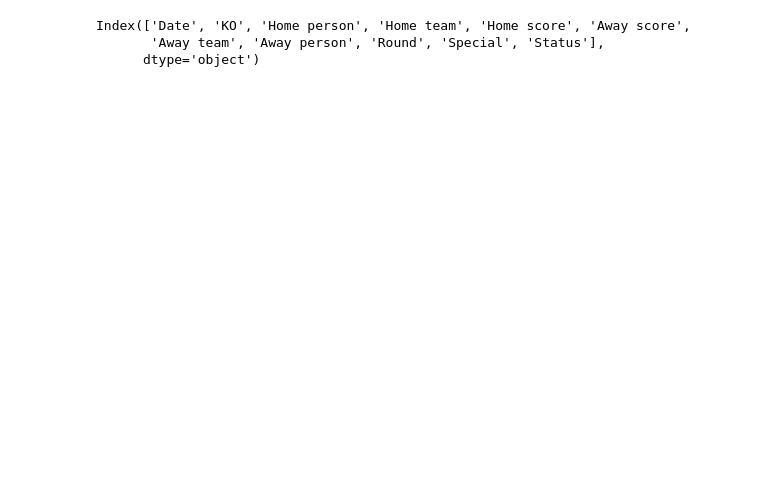
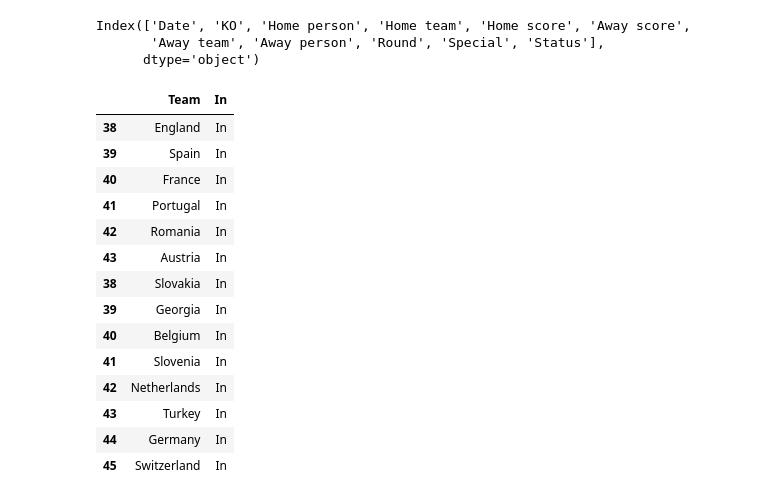
Before and after one commit to satomlins/sweepstakelads, a Jupyter notebook: do_the_code.ipynb, the cells around one changed output. Drawn from its saved outputs; the diff is of its cells as text; code cells hidden in the pictures; blank space fills up the shorter version.

```diff
--- a/do_the_code.ipynb
+++ b/do_the_code.ipynb
@@ -73,3 +73,32 @@ import pandas as pd
 # %%
 with open("assets/last_updated.txt", 'w') as the_file:
     the_file.write(str(pd.to_datetime('today').floor('s')))
+# %%
+ndf = df[['Home team','Away team', 'Status']]
+
+df2 = pd.concat([df[['Home team','Status']].rename(columns={'Home team':'Team'}),
+                 df[['Away team','Status']].rename(columns={'Away team':'Team'})])
+
+df2 = df2[df2['Status'] != 'Finished'].dropna(how='any', subset='Team').drop(columns='Status')
+
+df2['In'] = 'In'
+
+EC2024.team_table = EC2024.team_table.merge(df2, how='left').fillna('Out')
+
+df2
+# %% [output]
+|  | Team | In |
+| 38 | England | In |
+| 39 | Spain | In |
+| 40 | France | In |
+| 41 | Portugal | In |
+| 42 | Romania | In |
+| 43 | Austria | In |
+| 38 | Slovakia | In |
+| 39 | Georgia | In |
+| 40 | Belgium | In |
+| 41 | Slovenia | In |
+| 42 | Netherlands | In |
+| 43 | Turkey | In |
+| 44 | Germany | In |
+| 45 | Switzerland | In |
```
Also changed, not shown: parts of 2 cells of this notebook, 5 other files.
